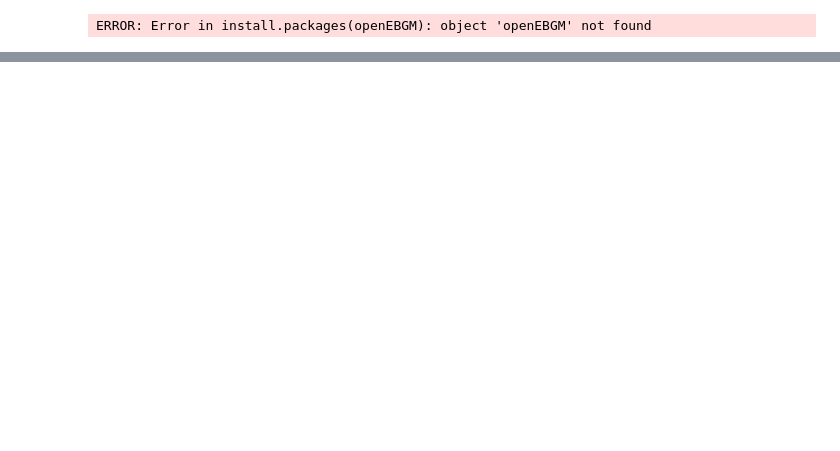
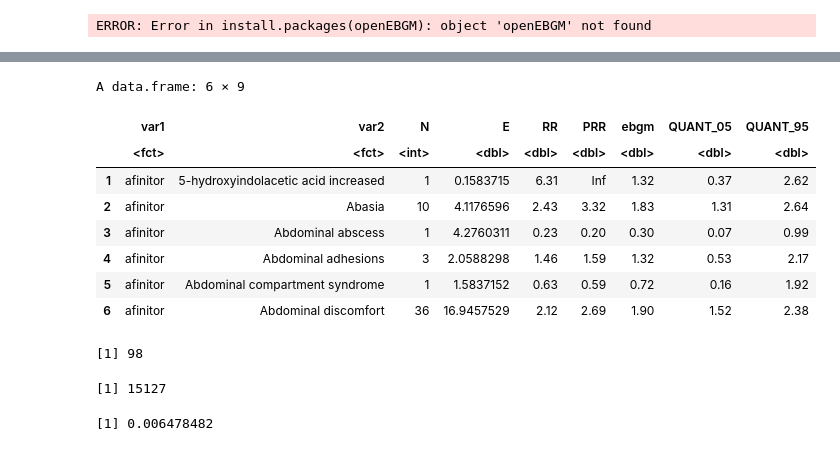
Before and after one commit to titan-king/openFDA_ADE_Analysis, a Jupyter notebook: Proportional Analysis using R.ipynb, the cells around one changed output, grey strips where cells are left out. Drawn from its saved outputs; the diff is of its cells as text; code cells hidden in the pictures; blank space fills up the shorter version.

Commit message:
Added EBGM analysis

```diff
--- a/Proportional Analysis using R.ipynb
+++ b/Proportional Analysis using R.ipynb
@@ -22,0 +101,4 @@ ERROR: Error in .checkInputs_processRaw(data, stratify, zeroes, list_ids): missi
+# %%
+processed=processRaw(data=df)
+squashed <- squashData(processed) #Using defaults
+head(squashed)
@@ -22,0 +254,3 @@ ERROR: Error in .checkInputs_processRaw(data, stratify, zeroes, list_ids): missi
+# %%
+qn <- Qn(theta_hat, N = processed$N, E = processed$E)
+head(qn)
@@ -22,0 +263,3 @@ ERROR: Error in .checkInputs_processRaw(data, stratify, zeroes, list_ids): missi
+# %%
+processed$ebgm <- ebgm(theta_hat, N = processed$N, E = processed$E, qn  = qn)
+head(processed)
@@ -22,0 +276,23 @@ ERROR: Error in .checkInputs_processRaw(data, stratify, zeroes, list_ids): missi
+# %%
+processed$QUANT_05 <- quantBisect(5, theta_hat = theta_hat,
+                                  N = processed$N, E = processed$E, qn = qn)
+processed$QUANT_95 <- quantBisect(95, theta_hat = theta_hat,
+                                  N = processed$N, E = processed$E, qn = qn)
+head(processed)
+# %% [output]
+A data.frame: 6 × 9
+|  | var1 | var2 | N | E | RR | PRR | ebgm | QUANT_05 | QUANT_95 |
+|  | <fct> | <fct> | <int> | <dbl> | <dbl> | <dbl> | <dbl> | <dbl> | <dbl> |
+| 1 | afinitor | 5-hydroxyindolacetic acid increased | 1 | 0.1583715 | 6.31 | Inf | 1.32 | 0.37 | 2.62 |
+| 2 | afinitor | Abasia | 10 | 4.1176596 | 2.43 | 3.32 | 1.83 | 1.31 | 2.64 |
+| 3 | afinitor | Abdominal abscess | 1 | 4.2760311 | 0.23 | 0.20 | 0.30 | 0.07 | 0.99 |
+| 4 | afinitor | Abdominal adhesions | 3 | 2.0588298 | 1.46 | 1.59 | 1.32 | 0.53 | 2.17 |
+| 5 | afinitor | Abdominal compartment syndrome | 1 | 1.5837152 | 0.63 | 0.59 | 0.72 | 0.16 | 1.92 |
+| 6 | afinitor | Abdominal discomfort | 36 | 16.9457529 | 2.12 | 2.69 | 1.90 | 1.52 | 2.38 |
+# %%
+suspicious <- processed[processed$QUANT_05 >= 2, ]
+nrow(suspicious); nrow(processed); nrow(suspicious)/nrow(processed)
+# %% [output]
+[1] 98
+[1] 15127
+[1] 0.006478482
```
Also changed, not shown: parts of 25 cells of this notebook.
